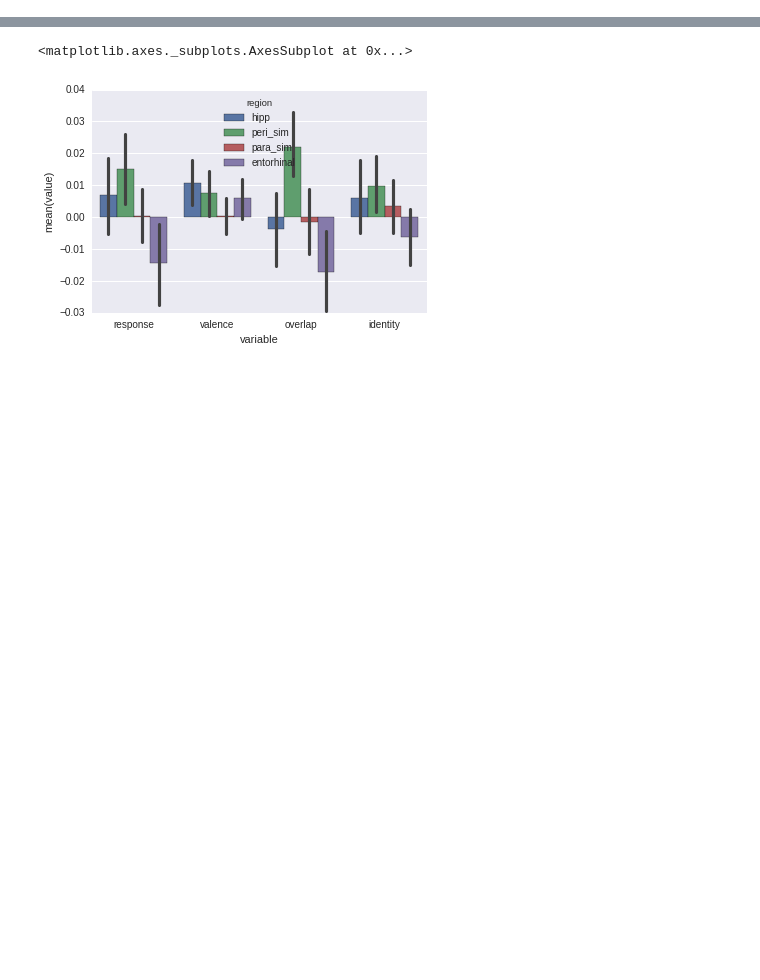
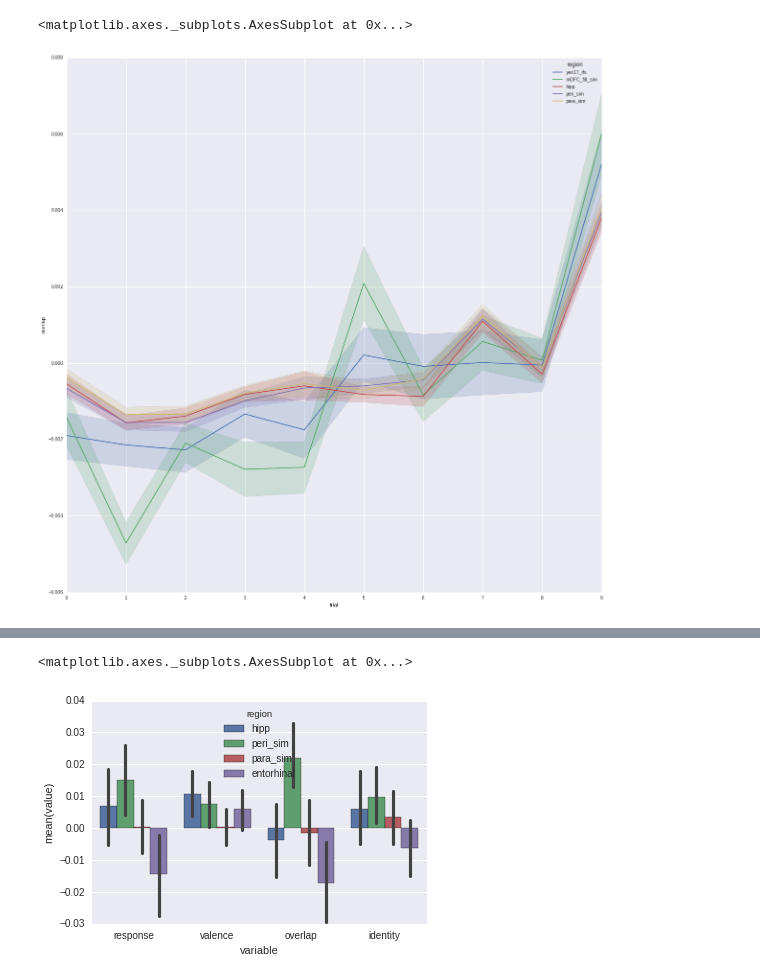
Before and after one commit to iancballard/fd_fmri, a Jupyter notebook: RSA_LDc.ipynb, the cells around one changed output, grey strips where cells are left out. Drawn from its saved outputs; the diff is of its cells as text; code cells hidden in the pictures; blank space fills up the shorter version.

```diff
--- a/RSA_LDc.ipynb
+++ b/RSA_LDc.ipynb
@@ -476,0 +677,35 @@ for sub in subs:
+# %%
+res = {'region':[],'sub':[], 'overlap':[], 'trial':[]}
+
+for mask in masks:
+    if mask != 'entorhinal':
+        for sub in subs:
+            m = mask_models[mask][sub].copy()
+
+            m['value'] = scipy.stats.zscore(m['value'])
+            m['valence'] = scipy.stats.zscore(m['valence'])
+            m['response'] = scipy.stats.zscore(m['response'])
+
+            for i in range(10):
+                m['overlap_' + str(i)] = scipy.stats.zscore(m['overlap_' + str(i)])
+
+            m['run_idx'] = map(str,m['run_idx'])
+            m['corr'] = map(np.arctanh,m['corr'])
+
+            model = ols("corr ~ value + identity + response + valence + run_idx + overlap_0 + overlap_1 + overlap_2 + overlap_3 +overlap_4 + overlap_5 + overlap_6 + overlap_7 +overlap_8 + overlap_9", m)
+#             model = ols("corr ~ run_idx + overlap_0 + overlap_1 + overlap_2 + overlap_3 +overlap_4 + overlap_5 + overlap_6 + overlap_7 +overlap_8 + overlap_9", m)
+            fit = model.fit()
+
+            for i in range(10):
+                res['overlap'].append(fit.params['overlap_' + str(i)])
+                res['sub'].append(sub)
+                res['region'].append(mask)
+                res['trial'].append(i)
+res = pd.DataFrame(res)
+# %%
+# sns.tsplot(res.groupby(['region','trial']).mean().loc['hipp']['overlap'].values)
+# res.groupby(['region','trial']).loc['hipp']['overlap']
+sns.tsplot(value = 'overlap',time = 'trial',unit = 'sub', condition = 'region', data = res)
+# %% [output]
+<matplotlib.axes._subplots.AxesSubplot at 0x...>
+[figure, added]
```
Also changed, not shown: parts of 30 cells of this notebook.
